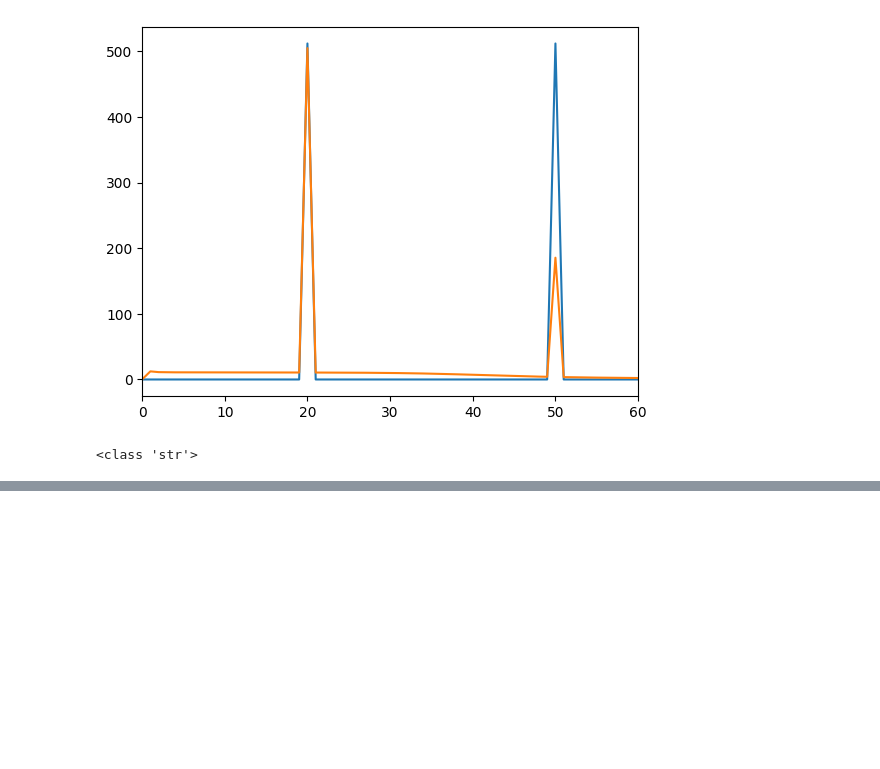
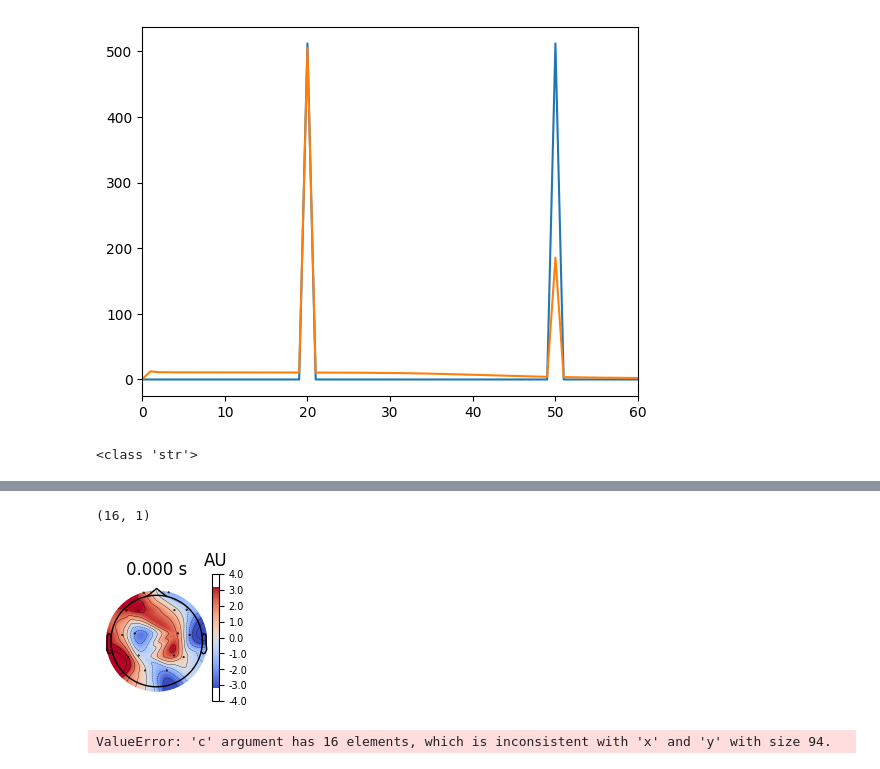
Before and after one commit to wachiii-q/brain-mdd, a Jupyter notebook: sandbox/inspectdata.ipynb, the cells around one changed output, grey strips where cells are left out. Drawn from its saved outputs; the diff is of its cells as text; code cells hidden in the pictures; blank space fills up the shorter version.

```diff
--- a/sandbox/inspectdata.ipynb
+++ b/sandbox/inspectdata.ipynb
@@ -202,0 +210,76 @@ Designing a one-pass, zero-phase, non-causal bandpass filter:
+# %%
+import numpy as np
+import mne
+import matplotlib.pyplot as plt
+
+# Example t-test scores for 16 channels
+t_test_scores = np.array([2.1, -1.5, 3.2, 0.5, -2.0, 1.8, -0.3, 2.5,
+                          0.1, -1.8, 2.9, -0.9, 1.2, -2.3, 3.0, 0.6])
+
+# Define channel names and standard 10-20 positions
+channel_names = [
+    'Fp1', 'Fp2', 'F3', 'F4', 'C3', 'C4', 'P3', 'P4',
+    'O1', 'O2', 'F7', 'F8', 'T3', 'T4', 'T5', 'T6'
+]
+montage = mne.channels.make_standard_montage('standard_1020')
+
+# Create an info structure
+info = mne.create_info(ch_names=channel_names, sfreq=256, ch_types='eeg')
+info.set_montage(montage)
+
+# Create a data array with shape (n_channels, n_times)
+# Since we only have t-test scores, we'll use a single time point
+data = t_test_scores[:, np.newaxis]
+print(data.shape)
+
+# Create an Evoked object (required for topomap plotting)
+evoked = mne.EvokedArray(data, info)
+
+# Plot topomap
+evoked.plot_topomap(times=0, scalings=dict(eeg=1), time_unit='s', cmap='coolwarm')
+
+plt.show()
+# %% [output]
+(16, 1)
+[figure, added]
+# %%
+import mne
+import numpy as np
+import matplotlib.pyplot as plt
+
+# Example data: t-test scores for each channel (replace with your actual data)
+t_test_scores = np.array([0.5, 1.2, -0.8, 0.6, 1.0, -1.5, 0.7, -0.3,
+                          1.1, -0.9, 0.8, 1.3, -1.0, -0.7, 0.9, -0.4])
+
+# Use MNE's standard montage to get channel positions (standard_1020 system)
+montage = mne.channels.make_standard_montage('standard_1020')
+pos = montage.get_positions()['ch_pos']
+
+# Extract x, y positions and corresponding t-test values for the plot
+x_pos = np.array([pos[channel][0] for channel in pos])
+y_pos = np.array([pos[channel][1] for channel in pos])
+
+# Create a custom plot using matplotlib
+fig, ax = plt.subplots()
+
+# Create a scatter plot for the topomap
+sc = ax.scatter(x_pos, y_pos, c=t_test_scores, s=200, cmap='coolwarm', edgecolors='k')
+
+# Add color bar
+cbar = plt.colorbar(sc, ax=ax)
+cbar.set_label('--- Feature Difference')
+
+# Set title
+ax.set_title('Topo T-Test Difference')
+
+# Adjust the axis and labels
+ax.set_xlabel('X Position')
+ax.set_ylabel('Y Position')
+
+# Optionally, add EEG channel labels (if desired)
+for i, channel in enumerate(pos):
+    ax.text(x_pos[i] + 0.02, y_pos[i] + 0.02, channel, fontsize=8)
+
+plt.show()
+# %% [output]
+ValueError: 'c' argument has 16 elements, which is inconsistent with 'x' and 'y' with size 94.
```
Also changed, not shown: parts of 3 cells of this notebook, 2 other files.
